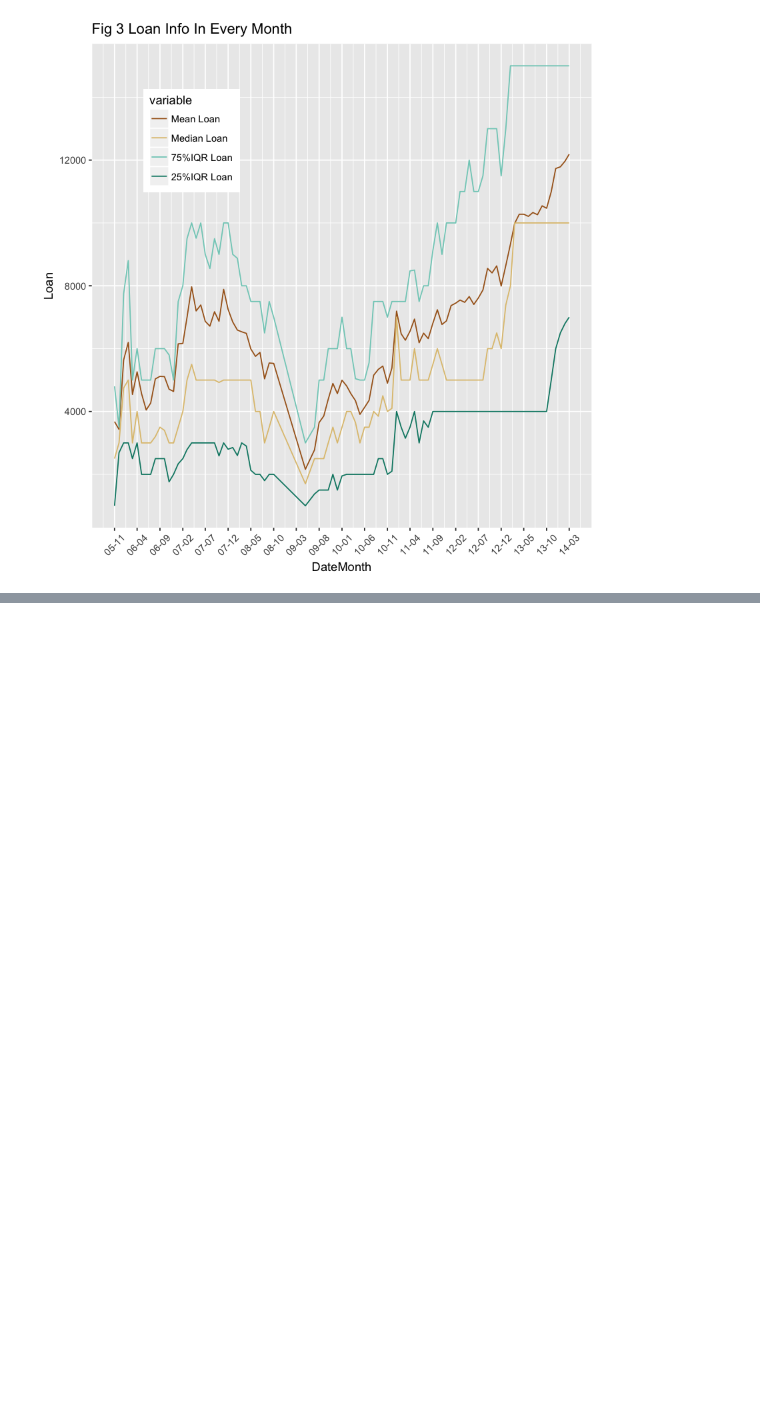
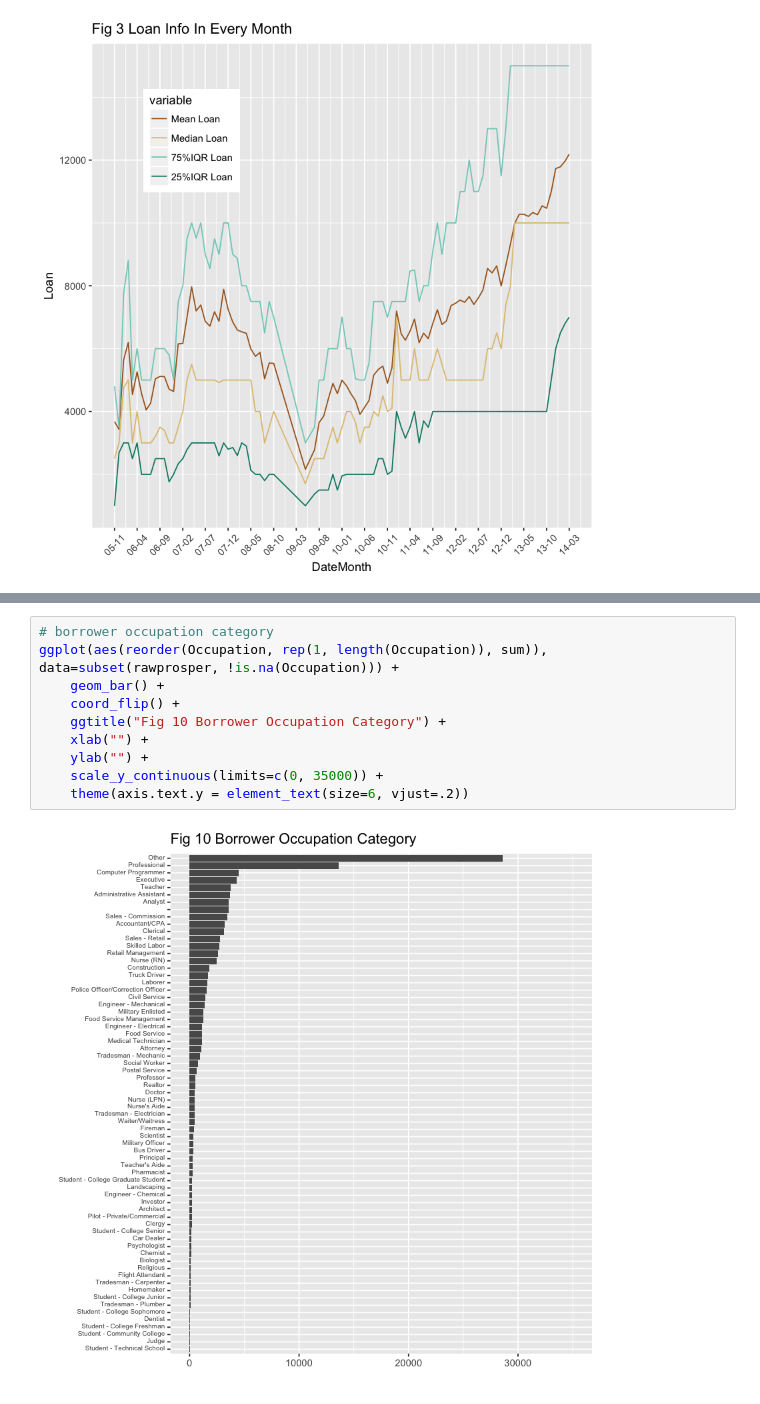
Before and after one commit to ZenRay/DataAnalysisAndSummary, a Jupyter notebook: ProsperEDA.ipynb, the cells around one changed output, grey strips where cells are left out. Saved outputs shown, nothing was run; the diff lists cells and outputs as text; blank space fills up the shorter version.

```diff
--- a/ProsperEDA.ipynb
+++ b/ProsperEDA.ipynb
@@ -220,0 +266,12 @@ ERROR: Error: ggplot2 doesn't know how to deal with data of class uneval
+# %%
+# borrower occupation category
+ggplot(aes(reorder(Occupation, rep(1, length(Occupation)), sum)), data=subset(rawprosper, !is.na(Occupation))) +
+    geom_bar() +
+    coord_flip() +
+    ggtitle("Fig 10 Borrower Occupation Category") +
+    xlab("") +
+    ylab("") +
+    scale_y_continuous(limits=c(0, 35000)) +
+    theme(axis.text.y = element_text(size=6, vjust=.2))
+# %% [output]
+[figure, added]
```
Also changed, not shown: parts of 9 cells of this notebook.
